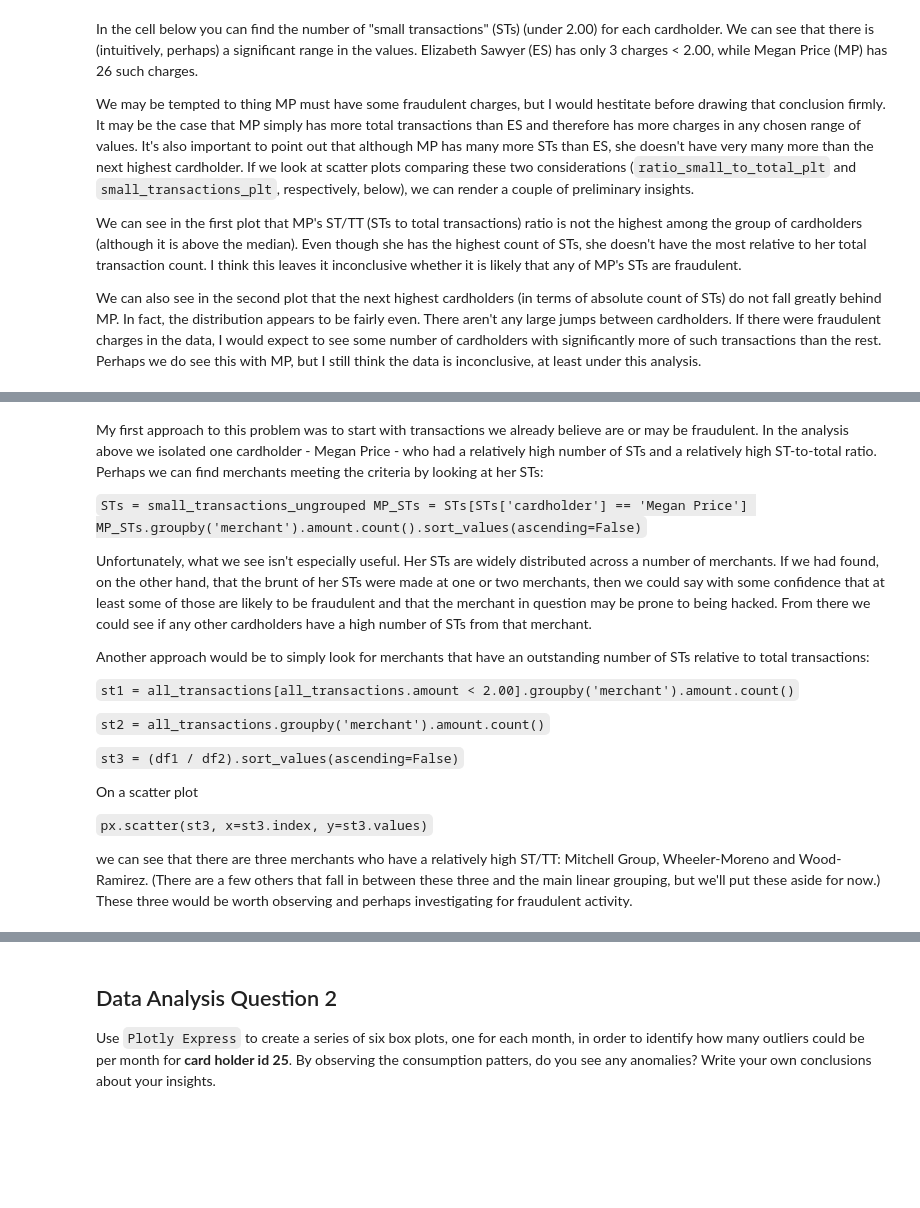
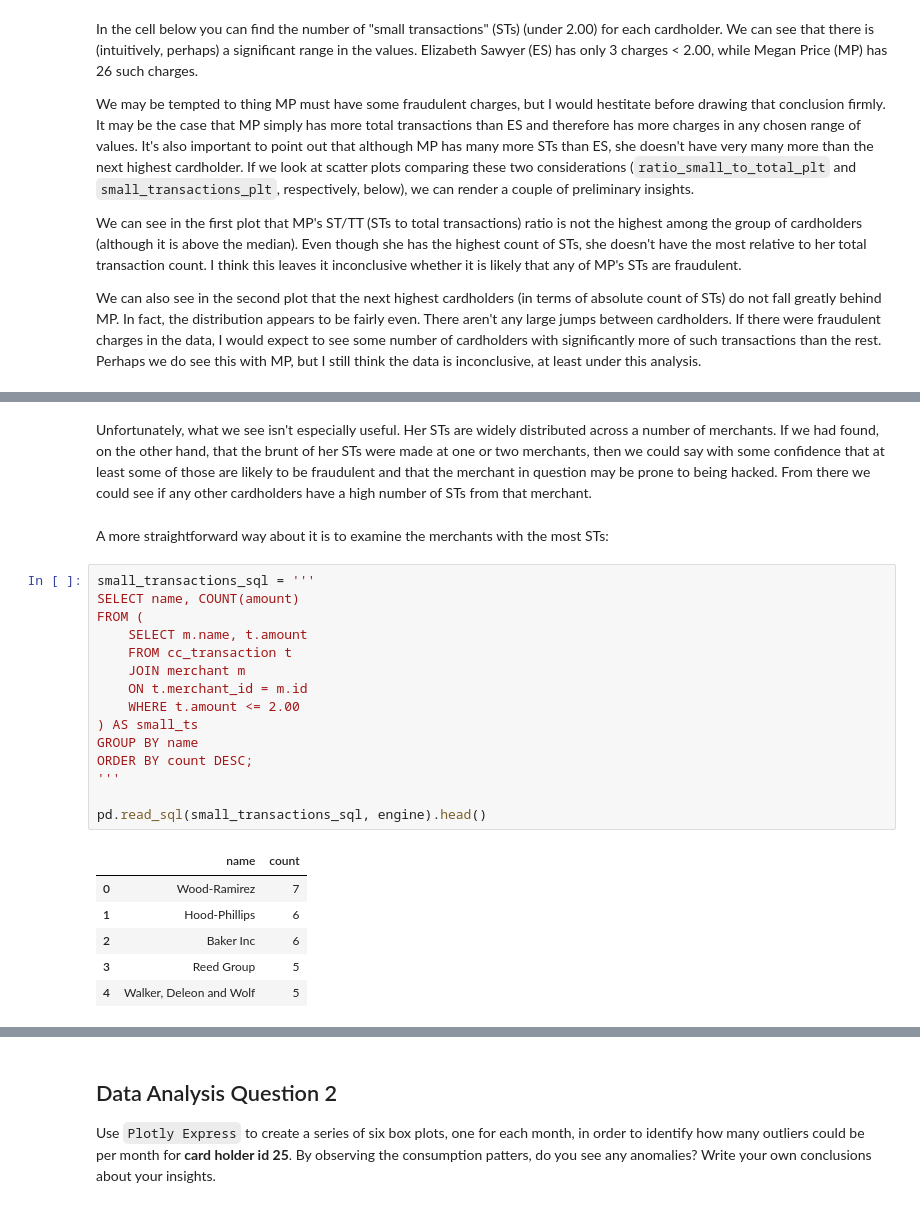
Before and after one commit to lawsonpd/fintech-bootcamp-homework, a Jupyter notebook: 07-SQL/Instructions/Starter_Files/visual_data_analysis.ipynb, the cells around one changed output, grey strips where cells are left out. Drawn from its saved outputs; the diff is of its cells as text; blank space fills up the shorter version.

```diff
--- a/07-SQL/Instructions/Starter_Files/visual_data_analysis.ipynb
+++ b/07-SQL/Instructions/Starter_Files/visual_data_analysis.ipynb
@@ -237,22 +235,26 @@ ratio_small_to_total_plt
 # %% [markdown]
-My first approach to this problem was to start with transactions we already believe are or may be fraudulent. In the analysis above we isolated one cardholder - Megan Price - who had a relatively high number of STs and a relatively high ST-to-total ratio. Perhaps we can find merchants meeting the criteria by looking at her STs:
-
-`STs = small_transactions_ungrouped
-MP_STs = STs[STs['cardholder'] == 'Megan Price']
-MP_STs.groupby('merchant').amount.count().sort_values(ascending=False)`
-
 Unfortunately, what we see isn't especially useful. Her STs are widely distributed across a number of merchants. If we had found, on the other hand, that the brunt of her STs were made at one or two merchants, then we could say with some confidence that at least some of those are likely to be fraudulent and that the merchant in question may be prone to being hacked. From there we could see if any other cardholders have a high number of STs from that merchant.
-
-Another approach would be to simply look for merchants that have an outstanding number of STs relative to total transactions:
-
-`st1 = all_transactions[all_transactions.amount < 2.00].groupby('merchant').amount.count()`
-
-`st2 = all_transactions.groupby('merchant').amount.count()`
-
-`st3 = (df1 / df2).sort_values(ascending=False)`
-
-On a scatter plot
-
-`px.scatter(st3, x=st3.index, y=st3.values)`
-
-we can see that there are three merchants who have a relatively high ST/TT: Mitchell Group, Wheeler-Moreno and Wood-Ramirez. (There are a few others that fall in between these three and the main linear grouping, but we'll put these aside for now.) These three would be worth observing and perhaps investigating for fraudulent activity.
+# %% [markdown]
+A more straightforward way about it is to examine the merchants with the most STs:
+# %%
+small_transactions_sql = '''
+SELECT name, COUNT(amount)
+FROM (
+    SELECT m.name, t.amount
+    FROM cc_transaction t
+    JOIN merchant m
+    ON t.merchant_id = m.id
+    WHERE t.amount <= 2.00
+) AS small_ts
+GROUP BY name
+ORDER BY count DESC;
+'''
+
+pd.read_sql(small_transactions_sql, engine).head()
+# %% [output]
+|  | name | count |
+| 0 | Wood-Ramirez | 7 |
+| 1 | Hood-Phillips | 6 |
+| 2 | Baker Inc | 6 |
+| 3 | Reed Group | 5 |
+| 4 | Walker, Deleon and Wolf | 5 |
```
Also changed, not shown: parts of 28 cells of this notebook, 3 other files.
